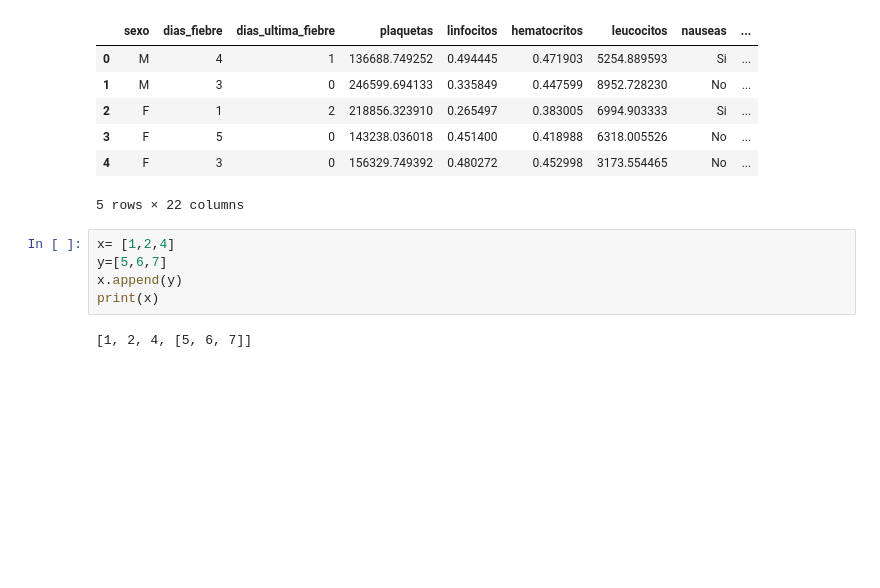
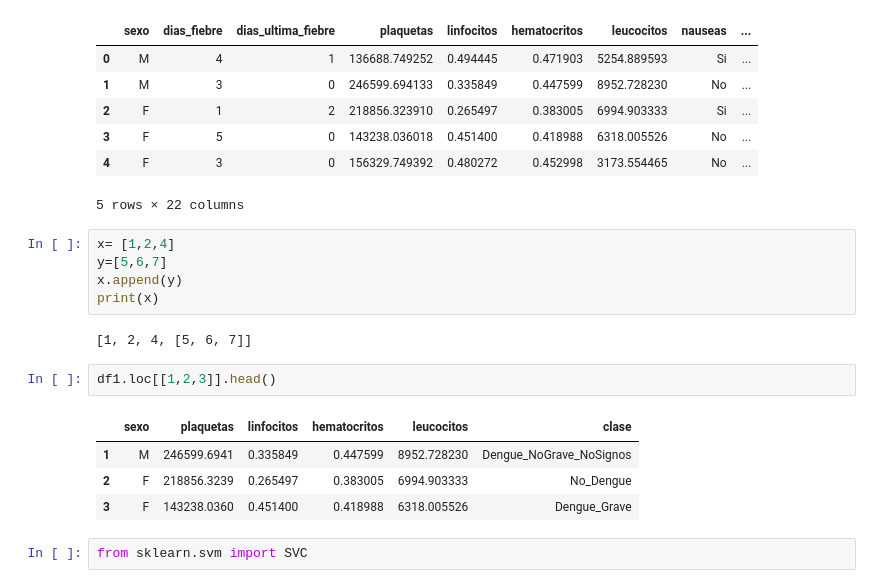
Before and after one commit to Jorgegar96/Classification-Methods, a Jupyter notebook: Notebook.ipynb, the cells around one changed output. Drawn from its saved outputs; the diff is of its cells as text; blank space fills up the shorter version.

```diff
--- a/Notebook.ipynb
+++ b/Notebook.ipynb
@@ -876,3 +876,12 @@ x.append(y)
 print(x)
 # %% [output]
 [1, 2, 4, [5, 6, 7]]
+# %%
+df1.loc[[1,2,3]].head()
+# %% [output]
+|  | sexo | plaquetas | linfocitos | hematocritos | leucocitos | clase |
+| 1 | M | 246599.6941 | 0.335849 | 0.447599 | 8952.728230 | Dengue_NoGrave_NoSignos |
+| 2 | F | 218856.3239 | 0.265497 | 0.383005 | 6994.903333 | No_Dengue |
+| 3 | F | 143238.0360 | 0.451400 | 0.418988 | 6318.005526 | Dengue_Grave |
+# %%
+from sklearn.svm import SVC
```
Also changed, not shown: parts of 1 cell of this notebook, 6 other files.
